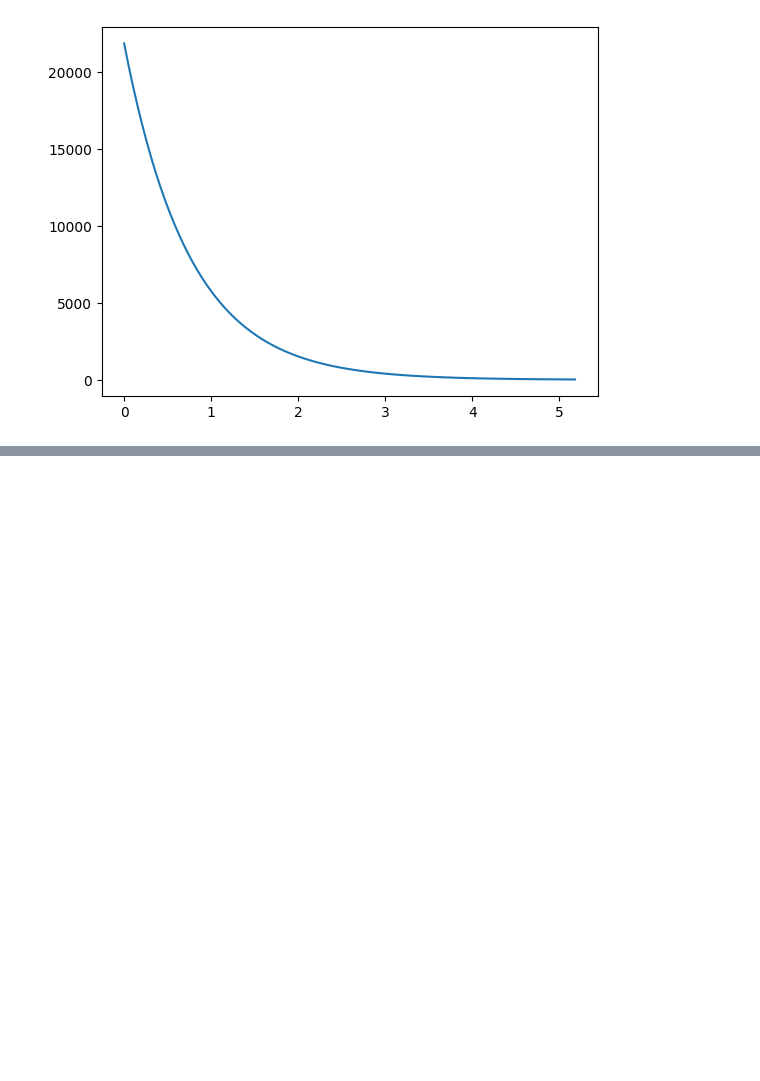
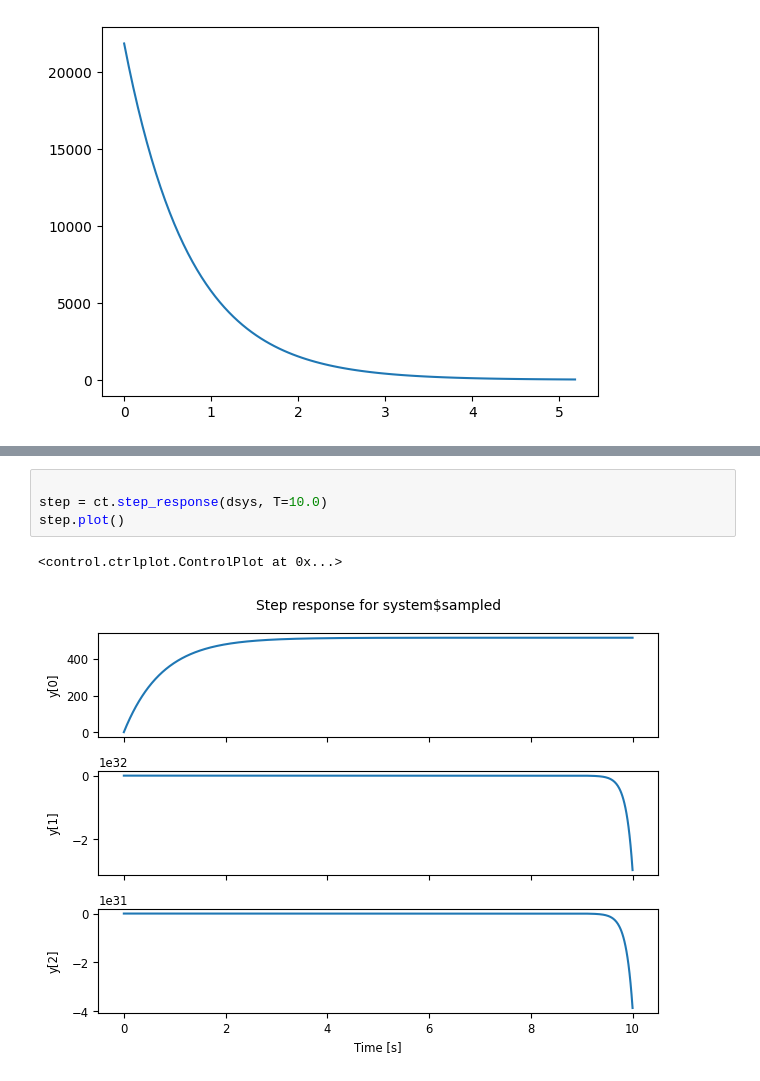
Before and after one commit to 02alexander/companion, a Jupyter notebook: analysis/stuff.ipynb, the cells around one changed output, grey strips where cells are left out. Cells and saved outputs as stored; diff of their text form; blank space fills up the shorter version.

Commit message:
simple LQ controller

```diff
--- a/analysis/stuff.ipynb
+++ b/analysis/stuff.ipynb
@@ -98,0 +185,7 @@ plt.plot(ts, yout)
+# %%
+
+step = ct.step_response(dsys, T=10.0)
+step.plot()
+# %% [output]
+<control.ctrlplot.ControlPlot at 0x...>
+[figure, added]
```
Also changed, not shown: parts of 7 cells of this notebook, 14 other files.
